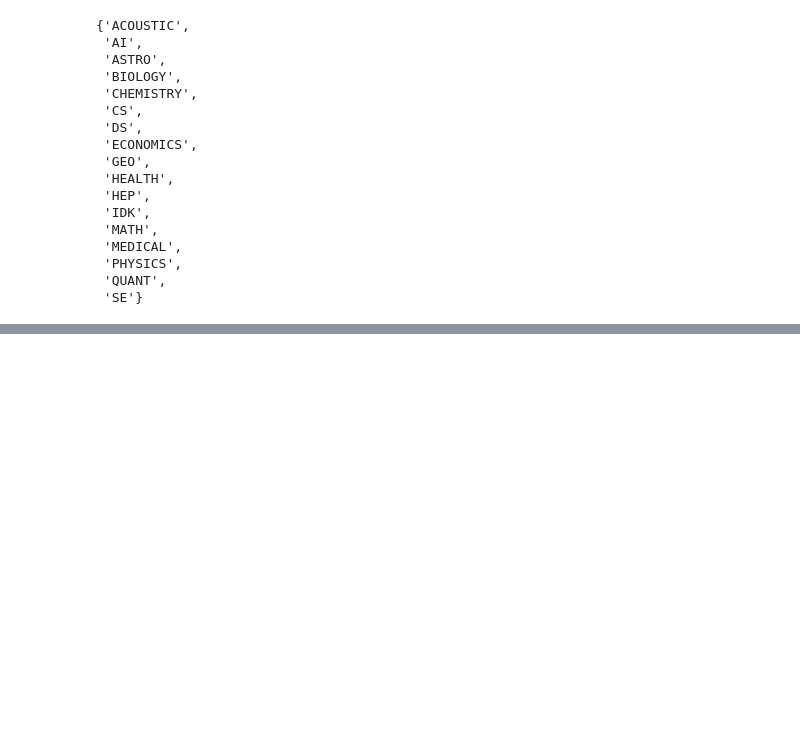
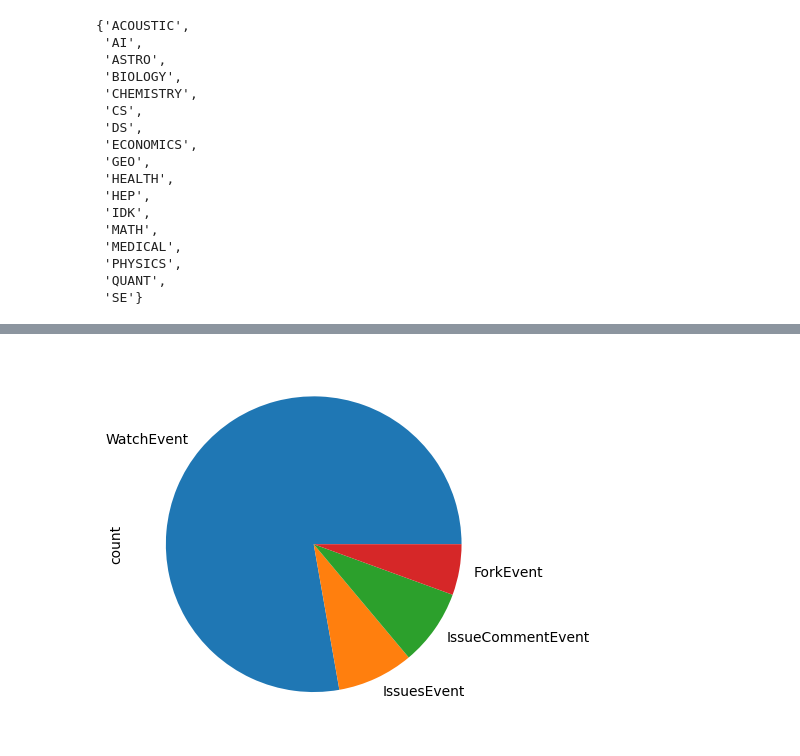
Before and after one commit to jpivarski-talks/2023-05-09-chep23-analysis-of-physicists, a Jupyter notebook: analysis/hep-vs-other.ipynb, the cells around one changed output, grey strips where cells are left out. Saved outputs shown, nothing was run; the diff lists cells and outputs as text; code cells hidden in the pictures; blank space fills up the shorter version.

```diff
--- a/analysis/hep-vs-other.ipynb
+++ b/analysis/hep-vs-other.ipynb
@@ -85,0 +205,4 @@ GitHub users who no longer exist (18% of the total) were removed from the sample
+# %%
+df["event_type_id"][df["category"] == "other physics"].map(event_type_id).value_counts().plot.pie();
+# %% [output]
+[figure, added]
```
Also changed, not shown: parts of 18 cells of this notebook.
